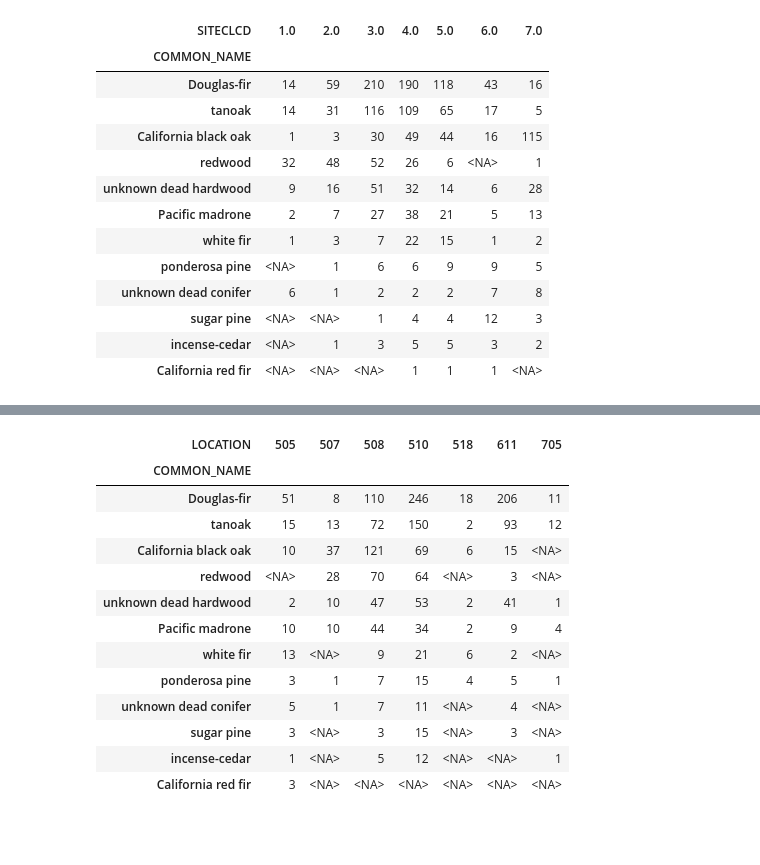
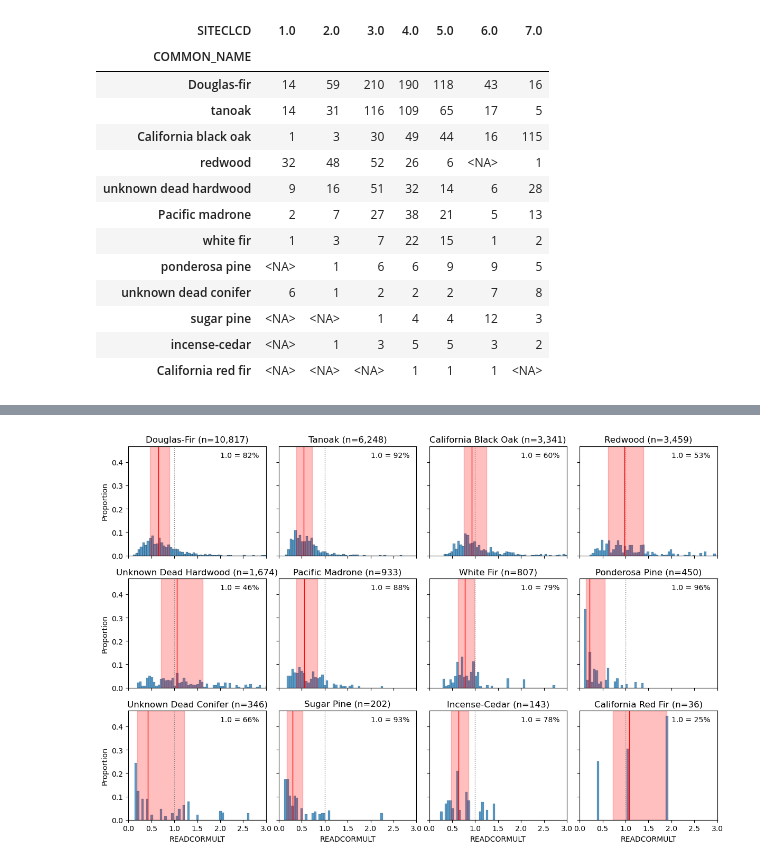
Before and after one commit to Ecotrust/calibrate_fvs, a Jupyter notebook: notebooks/03_Summarizing Multipliers for a Single FVS Variant.ipynb, the cells around one changed output, grey strips where cells are left out. Drawn from its saved outputs; the diff is of its cells as text; code cells hidden in the pictures; blank space fills up the shorter version.

```diff
--- a/notebooks/03_Summarizing Multipliers for a Single FVS Variant.ipynb
+++ b/notebooks/03_Summarizing Multipliers for a Single FVS Variant.ipynb
@@ -361,29 +272,3 @@ pivot_loc.loc[abund.index].round(2).fillna("--")
-# %%
-scalefactors_loc_count = df.groupby(by=["TREESIZE", "COMMON_NAME", "LOCATION"])[
-    "SCALEFACTOR"
-].count()
-pivot_loc_count = pd.pivot_table(
-    scalefactors_loc_count.loc["LG"].reset_index(),
-    index="COMMON_NAME",
-    columns="LOCATION",
-    values="SCALEFACTOR",
-)
-pivot_loc_count.loc[abund.index].astype("Int64")
-# %% [output]
-| LOCATION | 505 | 507 | 508 | 510 | 518 | 611 | 705 |
-| COMMON_NAME |  |  |  |  |  |  |  |
-| Douglas-fir | 51 | 8 | 110 | 246 | 18 | 206 | 11 |
-| tanoak | 15 | 13 | 72 | 150 | 2 | 93 | 12 |
-| California black oak | 10 | 37 | 121 | 69 | 6 | 15 | <NA> |
-| redwood | <NA> | 28 | 70 | 64 | <NA> | 3 | <NA> |
-| unknown dead hardwood | 2 | 10 | 47 | 53 | 2 | 41 | 1 |
-| Pacific madrone | 10 | 10 | 44 | 34 | 2 | 9 | 4 |
-| white fir | 13 | <NA> | 9 | 21 | 6 | 2 | <NA> |
-| ponderosa pine | 3 | 1 | 7 | 15 | 4 | 5 | 1 |
-| unknown dead conifer | 5 | 1 | 7 | 11 | <NA> | 4 | <NA> |
-| sugar pine | 3 | <NA> | 3 | 15 | <NA> | 3 | <NA> |
-| incense-cedar | 1 | <NA> | 5 | 12 | <NA> | <NA> | 1 |
-| California red fir | 3 | <NA> | <NA> | <NA> | <NA> | <NA> | <NA> |
 # %%
 def weighted_percentile_of_score(x, weights, score, kind="weak"):
     # copied from https://stackoverflow.com/q/48266788/7638539
@@ -409,27 +294,29 @@ def weighted_percentile_of_score(x, weights, score, kind="weak"):
         return (strict + weak) / 2
 # %%
 fig, axs = plt.subplots(3, 4, sharex=True, sharey=True, figsize=(12, 8))
-spp = np.unique(calib.loc[calib.TreeSize == "LG"]["SpeciesPLANTS"])
+spp = abund.index
 for i, sp in enumerate(spp):
-    data = calib.loc[(calib.TreeSize == "LG") & (calib.SpeciesPLANTS == sp)]
+    data = calib.loc[(calib.TREESIZE == "LG") & (calib.COMMON_NAME == sp)]
     sns.histplot(
         data=data,
-        x="ScaleFactor",
-        weights="NumTrees",
+        x="READCORMULT",
+        weights="NUMTREES",
         ax=axs.ravel()[i],
         binwidth=0.05,
         stat="proportion",
     )
-    axs.ravel()[i].set_title(f"{sp} (n={data['NumTrees'].sum():,.0f})")
+    axs.ravel()[i].set_title(f"{sp.title()} (n={data['NUMTREES'].sum():,.0f})")
     axs.ravel()[i].axvline(1.0, lw=1.0, ls=":", color="gray")
-    wq = DescrStatsW(data=data.ScaleFactor, weights=data.NumTrees)
+    wq = DescrStatsW(data=data.READCORMULT, weights=data.NUMTREES)
     lo, mid, hi = wq.quantile(probs=[0.25, 0.5, 0.75], return_pandas=False)
     axs.ravel()[i].axvline(mid, lw=1.0, color="red")
     axs.ravel()[i].axvspan(lo, hi, color="red", alpha=0.25)
-    pct = weighted_percentile_of_score(data.ScaleFactor, data.NumTrees, 1.0)
+    pct = weighted_percentile_of_score(data.READCORMULT, data.NUMTREES, 1.0)
     axs.ravel()[i].text(
         0.95, 0.90, f"1.0 = {pct:.0%}", transform=axs.ravel()[i].transAxes, ha="right"
     )
 axs.ravel()[i].set_xlim(0, 3)
 plt.tight_layout()
 plt.show()
+# %% [output]
+[figure, added]
```
Also changed, not shown: parts of 16 cells of this notebook, 3 other files.
